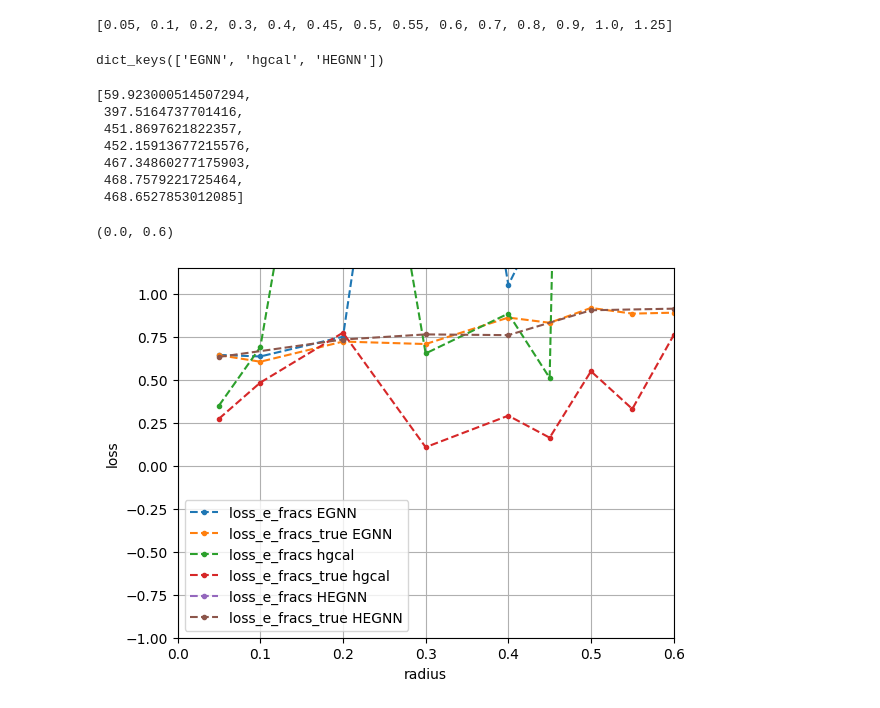
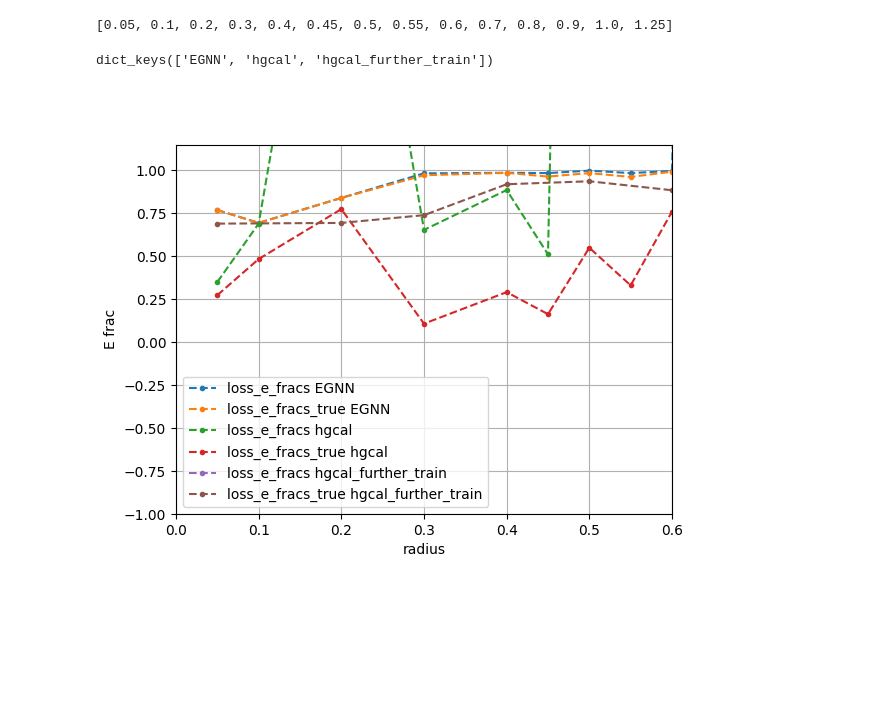
Before and after one commit to selvaggi/mlpf, a Jupyter notebook: scripts/clean_plot_e_frac_results.ipynb, the cells around one changed output. Cells and saved outputs as stored; diff of their text form; code cells hidden in the pictures; blank space fills up the shorter version.

```diff
--- a/scripts/clean_plot_e_frac_results.ipynb
+++ b/scripts/clean_plot_e_frac_results.ipynb
@@ -18,22 +18,12 @@ radiuses = radiuses[:8]
 #print(radiuses)
 #radiuses = radiuses[:4]
 all_res["hgcal"] = pickle.load(open("/eos/user/g/gkrzmanc/summ_results/frac_energy_plots/hgcal_model/result_e_frac11.pkl", "rb"))
-all_res["HEGNN"] = pickle.load(open("/eos/user/g/gkrzmanc/summ_results/frac_energy_plots/HEGNN_CORRECTED.pkl", "rb"))
-
+#all_res["HEGNN"] = pickle.load(open("/eos/user/g/gkrzmanc/summ_results/frac_energy_plots/HEGNN_CORRECTED.pkl", "rb"))
+all_res["hgcal_further_train"] = pickle.load(open("/eos/user/g/gkrzmanc/summ_results/frac_energy_plots/hgcal_appr_furt_train.pkl", "rb"))
 all_res.keys()
 # %% [output]
 [0.05, 0.1, 0.2, 0.3, 0.4, 0.45, 0.5, 0.55, 0.6, 0.7, 0.8, 0.9, 1.0, 1.25]
-dict_keys(['EGNN', 'hgcal', 'HEGNN'])
+dict_keys(['EGNN', 'hgcal', 'hgcal_further_train'])
 # %%
-loss_e_fracs = {key: [np.mean(np.array(all_res[key][r]["loss_e_fracs"])) for r in sorted(list(all_res[key].keys()))] for key in all_res}
-loss_e_fracs_true = {key: [np.mean(np.array(all_res[key][r]["loss_e_fracs_true"])) for r in sorted(list(all_res[key].keys()))] for key in all_res}
+loss_e_fracs = {key: [np.median(np.array(all_res[key][r]["loss_e_fracs"])) for r in sorted(list(all_res[key].keys()))] for key in all_res}
+loss_e_fracs_true = {key: [np.median(np.array(all_res[key][r]["loss_e_fracs_true"])) for r in sorted(list(all_res[key].keys()))] for key in all_res}
-# %%
-loss_e_fracs["HEGNN"]
-# %% [output]
-[59.923000514507294,
- 397.5164737701416,
- 451.8697621822357,
- 452.15913677215576,
- 467.34860277175903,
- 468.7579221725464,
- 468.6527853012085]
@@ -40,25 +32,25 @@ loss_e_fracs["HEGNN"]
 # %%
 fig, ax = plt.subplots()
 for key in loss_e_fracs:
     radiuses = sorted(list(all_res[key].keys()))
     ax.plot(radiuses, loss_e_fracs[key], ".--", label="loss_e_fracs " + str(key))
     ax.plot(radiuses, loss_e_fracs_true[key], ".--", label="loss_e_fracs_true "+ str(key))
 
 
 
 ax.set_xlabel("radius")
-ax.set_ylabel("loss")
+ax.set_ylabel("E frac")
 ax.legend()
 ax.grid()
 ax.set_ylim([-1, 1.15])
 ax.set_xlim([0, 0.6])
-#fig.savefig("/eos/user/g/gkrzmanc/temp_fig.png")
+fig.savefig("/eos/user/g/gkrzmanc/temp_fig.png")
 # display fig
-#from IPython.display import Image
-#Image(filename='/eos/user/g/gkrzmanc/temp_fig.png')
+from IPython.display import Image
+Image(filename='/eos/user/g/gkrzmanc/temp_fig.png')
+#ig.show()
 # %% [output]
-(0.0, 0.6)
-[figure, old version]
+[figure, new version]
 # %%
 
 loss_e_fracs = results[0.5]["loss_e_fracs"]
```
Also changed, not shown: parts of 2 cells of this notebook, 2 other files.
